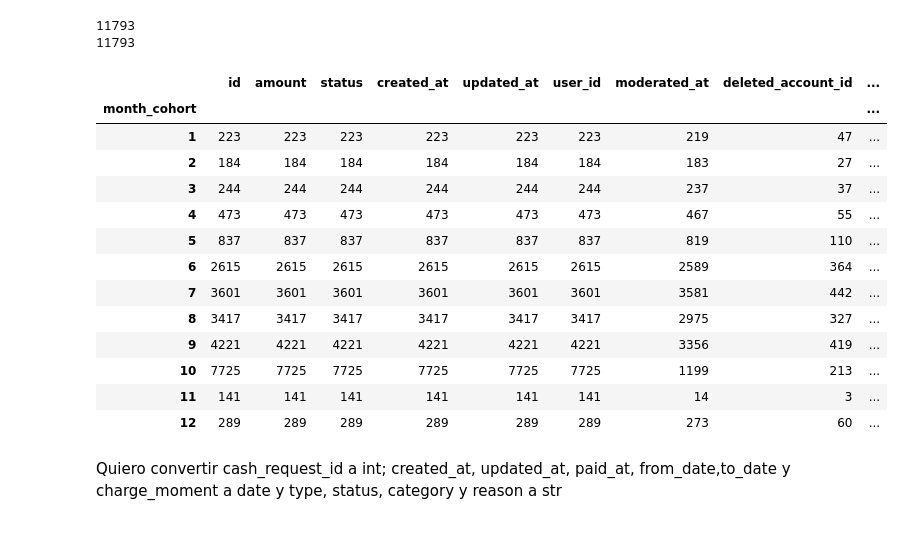
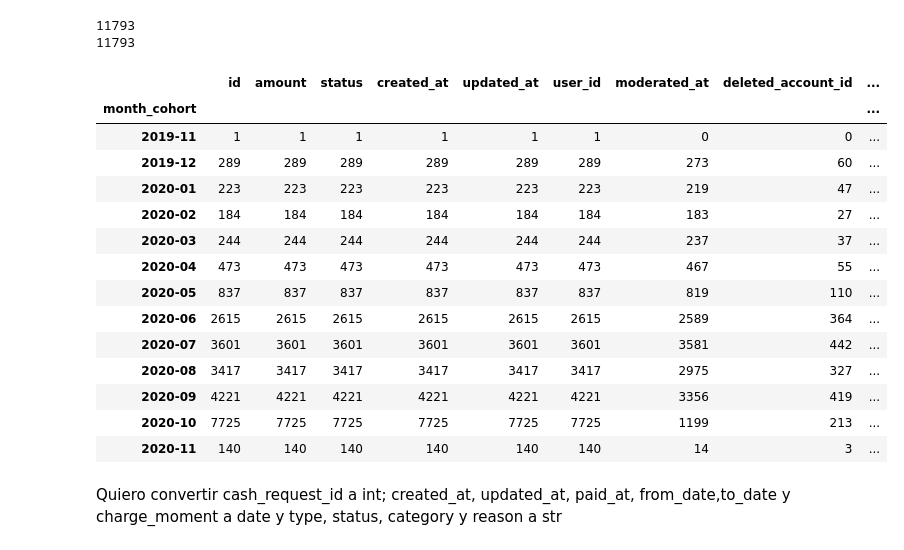
Before and after one commit to ooolychee/project-1-ironhack-payments-es, a Jupyter notebook: project1_eda.ipynb, the cells around one changed output. Saved outputs shown, nothing was run; the diff lists cells and outputs as text; code cells hidden in the pictures.

```diff
--- a/project1_eda.ipynb
+++ b/project1_eda.ipynb
@@ -135,30 +135,31 @@ request_df_2 = request_df_2.sort_values(["created_at"])
 # %%
 #Ver agrupacion de usuarios por el mes de su primer adelanto
 request_df_2['created_at'].dt.month
 
 #Creo una nueva columna con el mes del adelanto
-request_df_2['month_cohort'] = request_df_2['created_at'].dt.month
+request_df_2['month_cohort'] = request_df_2['created_at'].dt.to_period("M")
 
 request_df_2.groupby("month_cohort").count()
 
 
 
 #request_df_2.groupby("month_cohort").sum(["amount"])
 # %% [output]
 |  | id | amount | status | created_at | updated_at | user_id | moderated_at | deleted_account_id | ... |
 | month_cohort |  |  |  |  |  |  |  |  | ... |
-| 1 | 223 | 223 | 223 | 223 | 223 | 223 | 219 | 47 | ... |
-| 2 | 184 | 184 | 184 | 184 | 184 | 184 | 183 | 27 | ... |
-| 3 | 244 | 244 | 244 | 244 | 244 | 244 | 237 | 37 | ... |
-| 4 | 473 | 473 | 473 | 473 | 473 | 473 | 467 | 55 | ... |
-| 5 | 837 | 837 | 837 | 837 | 837 | 837 | 819 | 110 | ... |
-| 6 | 2615 | 2615 | 2615 | 2615 | 2615 | 2615 | 2589 | 364 | ... |
-| 7 | 3601 | 3601 | 3601 | 3601 | 3601 | 3601 | 3581 | 442 | ... |
-| 8 | 3417 | 3417 | 3417 | 3417 | 3417 | 3417 | 2975 | 327 | ... |
-| 9 | 4221 | 4221 | 4221 | 4221 | 4221 | 4221 | 3356 | 419 | ... |
-| 10 | 7725 | 7725 | 7725 | 7725 | 7725 | 7725 | 1199 | 213 | ... |
-| 11 | 141 | 141 | 141 | 141 | 141 | 141 | 14 | 3 | ... |
-| 12 | 289 | 289 | 289 | 289 | 289 | 289 | 273 | 60 | ... |
+| 2019-11 | 1 | 1 | 1 | 1 | 1 | 1 | 0 | 0 | ... |
+| 2019-12 | 289 | 289 | 289 | 289 | 289 | 289 | 273 | 60 | ... |
+| 2020-01 | 223 | 223 | 223 | 223 | 223 | 223 | 219 | 47 | ... |
+| 2020-02 | 184 | 184 | 184 | 184 | 184 | 184 | 183 | 27 | ... |
+| 2020-03 | 244 | 244 | 244 | 244 | 244 | 244 | 237 | 37 | ... |
+| 2020-04 | 473 | 473 | 473 | 473 | 473 | 473 | 467 | 55 | ... |
+| 2020-05 | 837 | 837 | 837 | 837 | 837 | 837 | 819 | 110 | ... |
+| 2020-06 | 2615 | 2615 | 2615 | 2615 | 2615 | 2615 | 2589 | 364 | ... |
+| 2020-07 | 3601 | 3601 | 3601 | 3601 | 3601 | 3601 | 3581 | 442 | ... |
+| 2020-08 | 3417 | 3417 | 3417 | 3417 | 3417 | 3417 | 2975 | 327 | ... |
+| 2020-09 | 4221 | 4221 | 4221 | 4221 | 4221 | 4221 | 3356 | 419 | ... |
+| 2020-10 | 7725 | 7725 | 7725 | 7725 | 7725 | 7725 | 1199 | 213 | ... |
+| 2020-11 | 140 | 140 | 140 | 140 | 140 | 140 | 14 | 3 | ... |
 # %%
 #retention = df.pivot(index="cohort", columns="Fecha compra" , values="Num Clients").divide(cohort_sIze_innitial["num clientes"]) ... .divide
 # %% [markdown]
```
Also changed, not shown: parts of 7 cells of this notebook.
